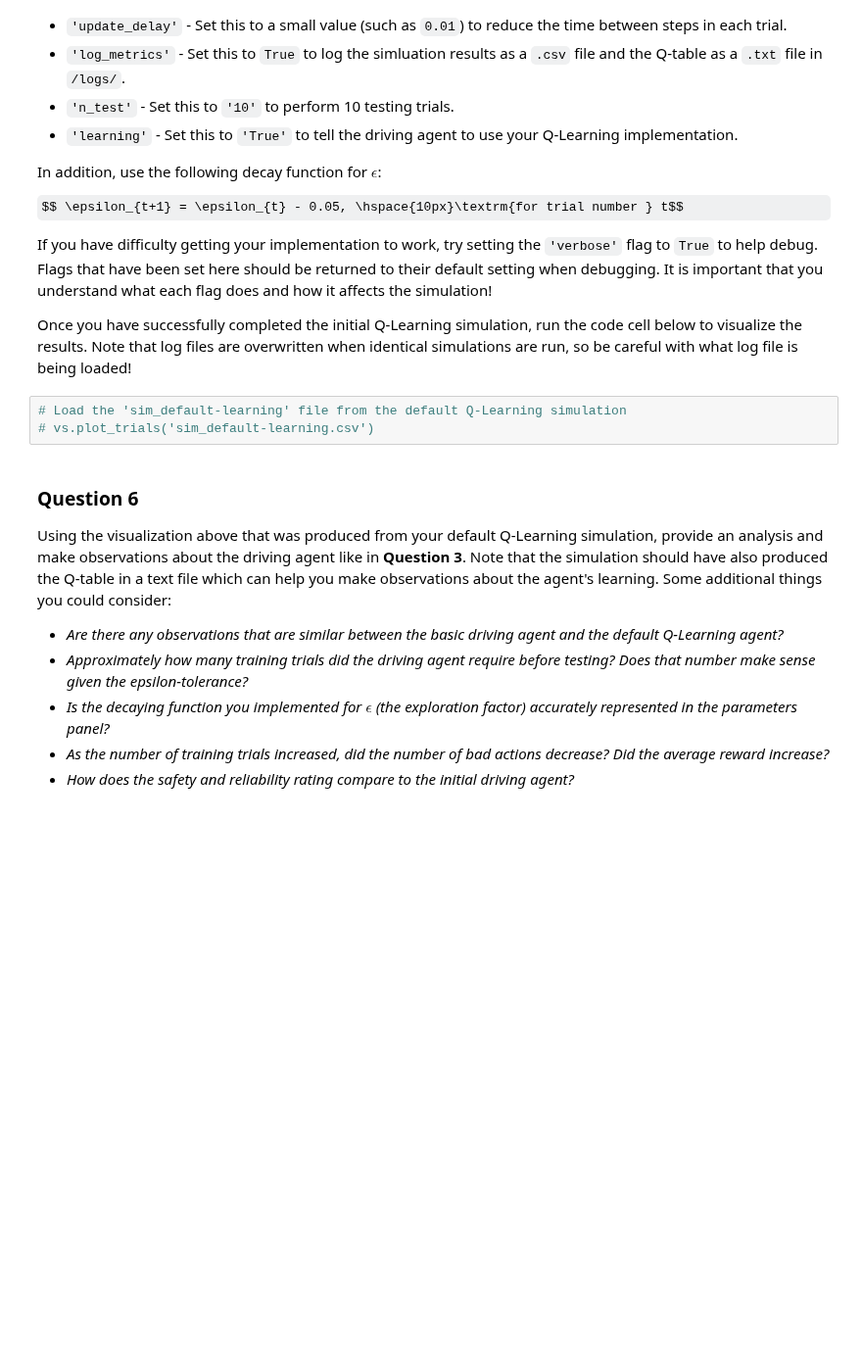
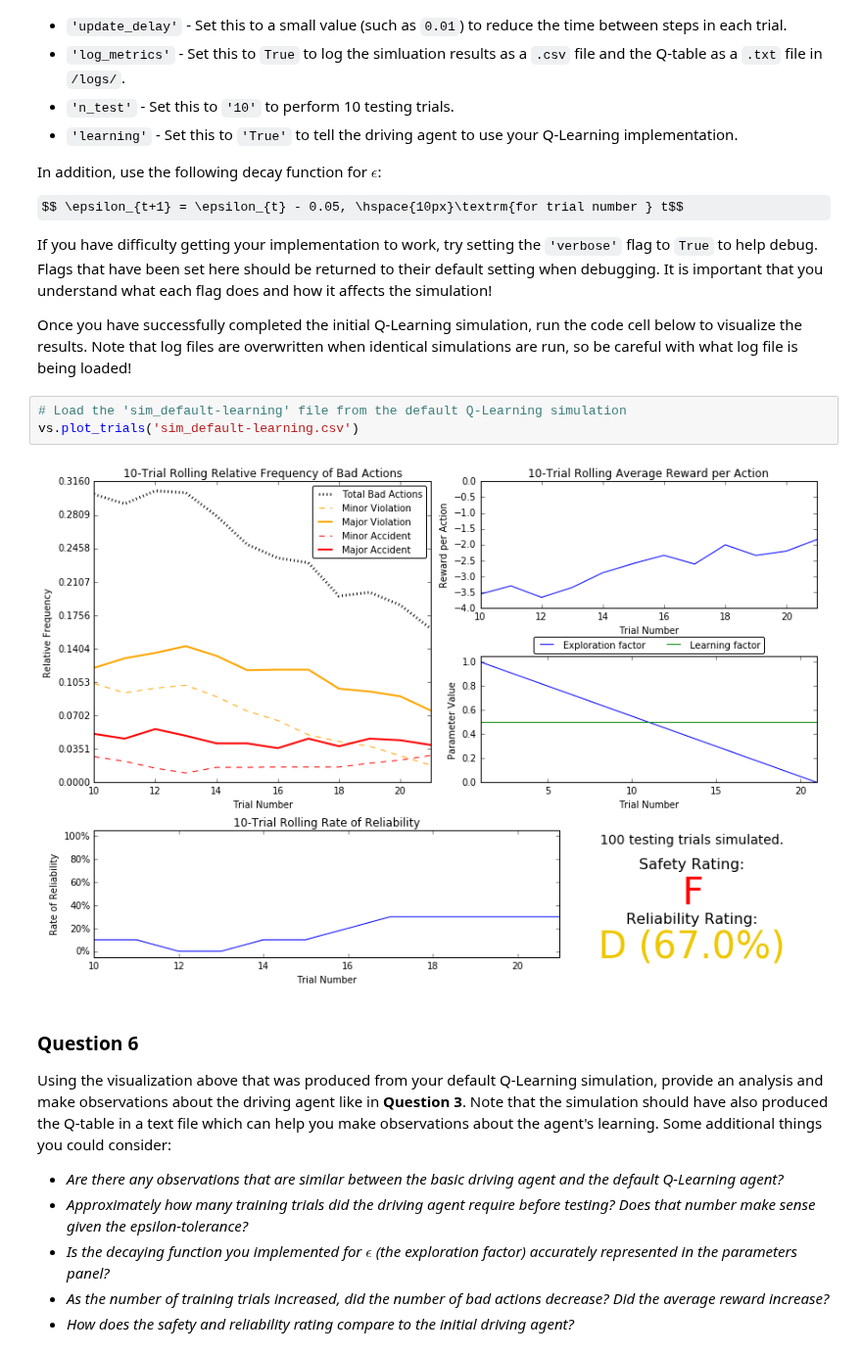
Before and after one commit to alextrickey/smartcab, a Jupyter notebook: smartcab.ipynb, the cells around one changed output. Shown at 98% size. Saved outputs shown, nothing was run; the diff lists cells and outputs as text; some formulas as TeX source; blank space fills up the shorter version.

```diff
--- a/smartcab.ipynb
+++ b/smartcab.ipynb
@@ -254,7 +280,9 @@ If you have difficulty getting your implementation to work, try setting the `'ve
 Once you have successfully completed the initial Q-Learning simulation, run the code cell below to visualize the results. Note that log files are overwritten when identical simulations are run, so be careful with what log file is being loaded!
 # %%
 # Load the 'sim_default-learning' file from the default Q-Learning simulation
-# vs.plot_trials('sim_default-learning.csv')
+vs.plot_trials('sim_default-learning.csv')
+# %% [output]
+[figure, added]
 # %% [markdown]
 ### Question 6
 Using the visualization above that was produced from your default Q-Learning simulation, provide an analysis and make observations about the driving agent like in **Question 3**. Note that the simulation should have also produced the Q-table in a text file which can help you make observations about the agent's learning. Some additional things you could consider:
```
Also changed, not shown: parts of 7 cells of this notebook.
